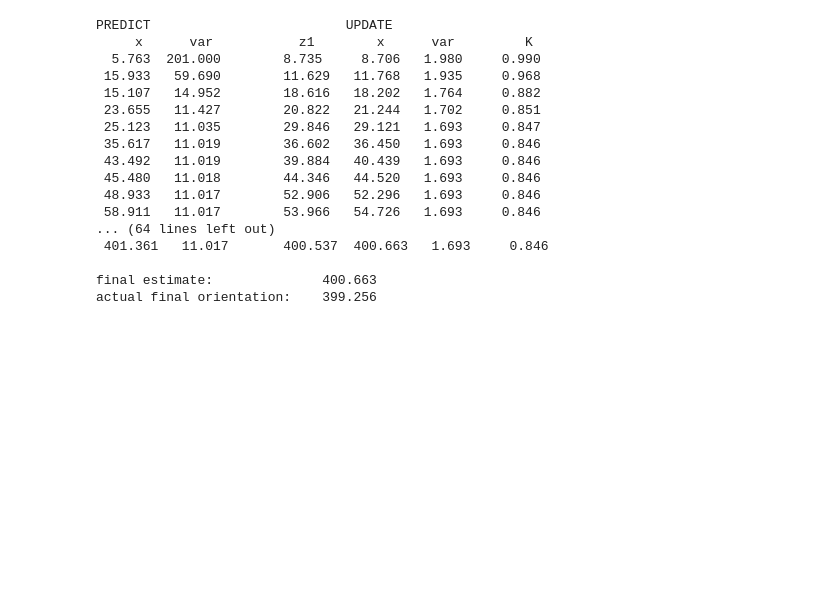
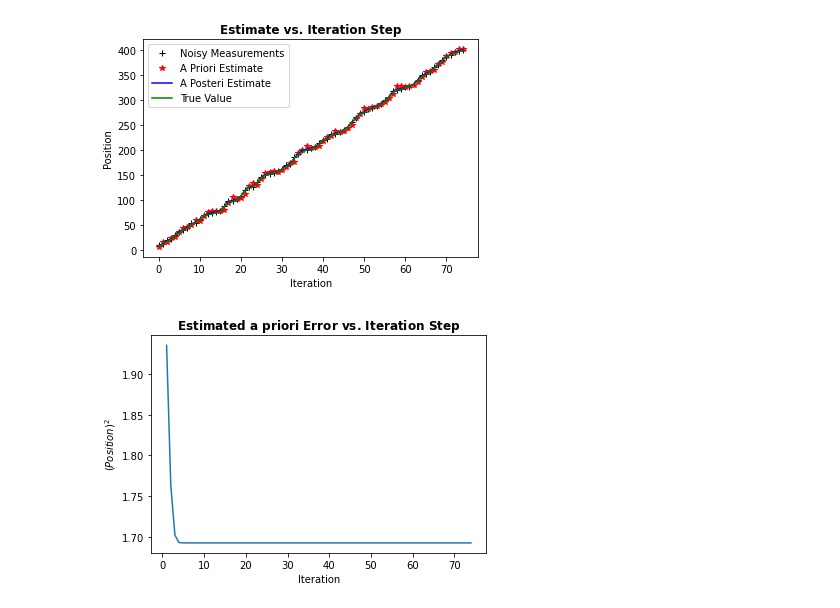
Before and after one commit to jmattic/KalmanFilter, a Jupyter notebook: 1D_KF_EXCLAIM.ipynb, the cells around one changed output. Saved outputs shown, nothing was run; the diff lists cells and outputs as text; code cells hidden in the pictures; blank space fills up the shorter version.

```diff
--- a/1D_KF_EXCLAIM.ipynb
+++ b/1D_KF_EXCLAIM.ipynb
@@ -61,8 +61,8 @@ class PayloadSimulation(object):
         self.move()
         return self.sense_position()
 # %%
-printcase = 1 # If set to 1 it will print out the results
-plotcase = 0 # If set to 1 it will plot results
+printcase = 0 # If set to 1 it will print out the results
+plotcase = 1 # If set to 1 it will plot results
 
 #-----------USER INPUT STARTS------------------------------
 
@@ -126,47 +126,36 @@ xhat = np.zeros(n_iter)
 counter = 0
 if printcase == 1:
     print('PREDICT\t\t\t\tUPDATE')
     print('     x      var\t\t  z1\t    x      var         K')
 
 # perform Kalman filter on measurement(s) z
 f = kf(dim_x=number_of_variables, dim_z=number_of_sensors)
 f.F = np.array([[1., dt], [0., 1.]]) #correct for calculating position from position and velocity
 f.H = np.array([[1., 0.]]) #this is for first sensor measuring position
 f.x = np.array([[x.mean], [angular_velocity*dt+randn()]])
 #f.Q *= np.array([[(dt**3)/3, (dt**2)/2],
 #                 [(dt**2)/2,  dt      ]]) * 0.02 #arbitrary
 f.P = np.diag([x.var,process_var]) #Variance
 f.R = sensor1_var  #Noise in sensors
 
 for i in range(n_iter):
     f.predict()
     prior = gaussian(f.x_prior[0,0], f.P_prior[0,0])
     f.update(zs[i])
     x = gaussian(f.x[0,0], f.P[0,0])
     if printcase == 1:
         print_gh(prior, x, zs[i], f.K[0,0])
+    if plotcase == 1:
+        x1[i] = prior.mean
+        xhat[i] = x.mean
+        Pminus[i] = x.var
 
 if printcase == 1:
     print()
     print('final estimate:           {:10.3f}'.format(x.mean))
     print('actual final orientation: {:10.3f}'.format(payload.x))
 if plotcase == 1:
     plotstuff()
 # %% [output]
-PREDICT                         UPDATE
-     x      var           z1        x      var         K
-  5.763  201.000        8.735     8.706   1.980     0.990
- 15.933   59.690        11.629   11.768   1.935     0.968
- 15.107   14.952        18.616   18.202   1.764     0.882
- 23.655   11.427        20.822   21.244   1.702     0.851
- 25.123   11.035        29.846   29.121   1.693     0.847
- 35.617   11.019        36.602   36.450   1.693     0.846
- 43.492   11.019        39.884   40.439   1.693     0.846
- 45.480   11.018        44.346   44.520   1.693     0.846
- 48.933   11.017        52.906   52.296   1.693     0.846
- 58.911   11.017        53.966   54.726   1.693     0.846
-... (64 lines left out)
- 401.361   11.017       400.537  400.663   1.693     0.846
-
-final estimate:              400.663
-actual final orientation:    399.256
+[figure, added]
+[figure, added]
```
Also changed, not shown: 1 other file.
